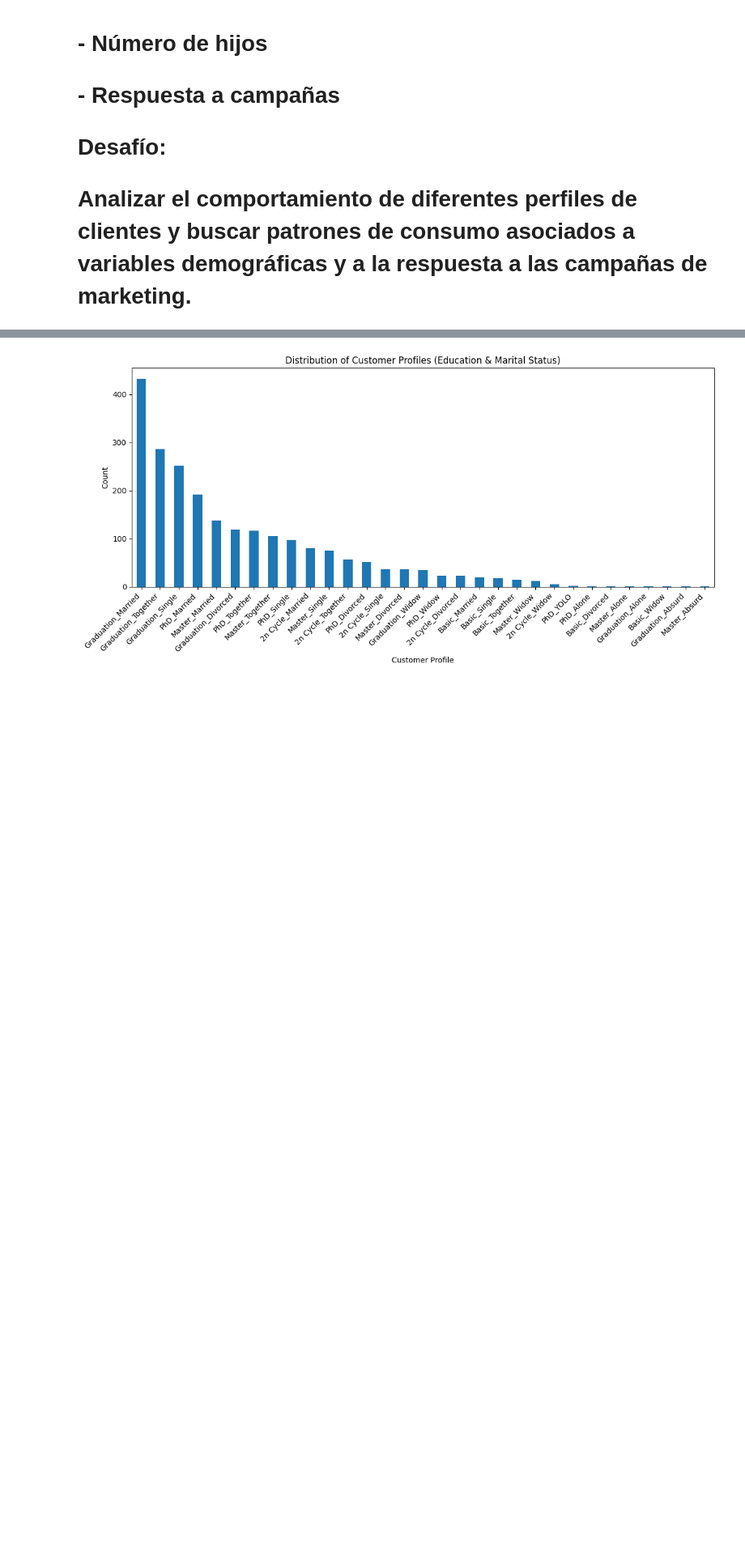
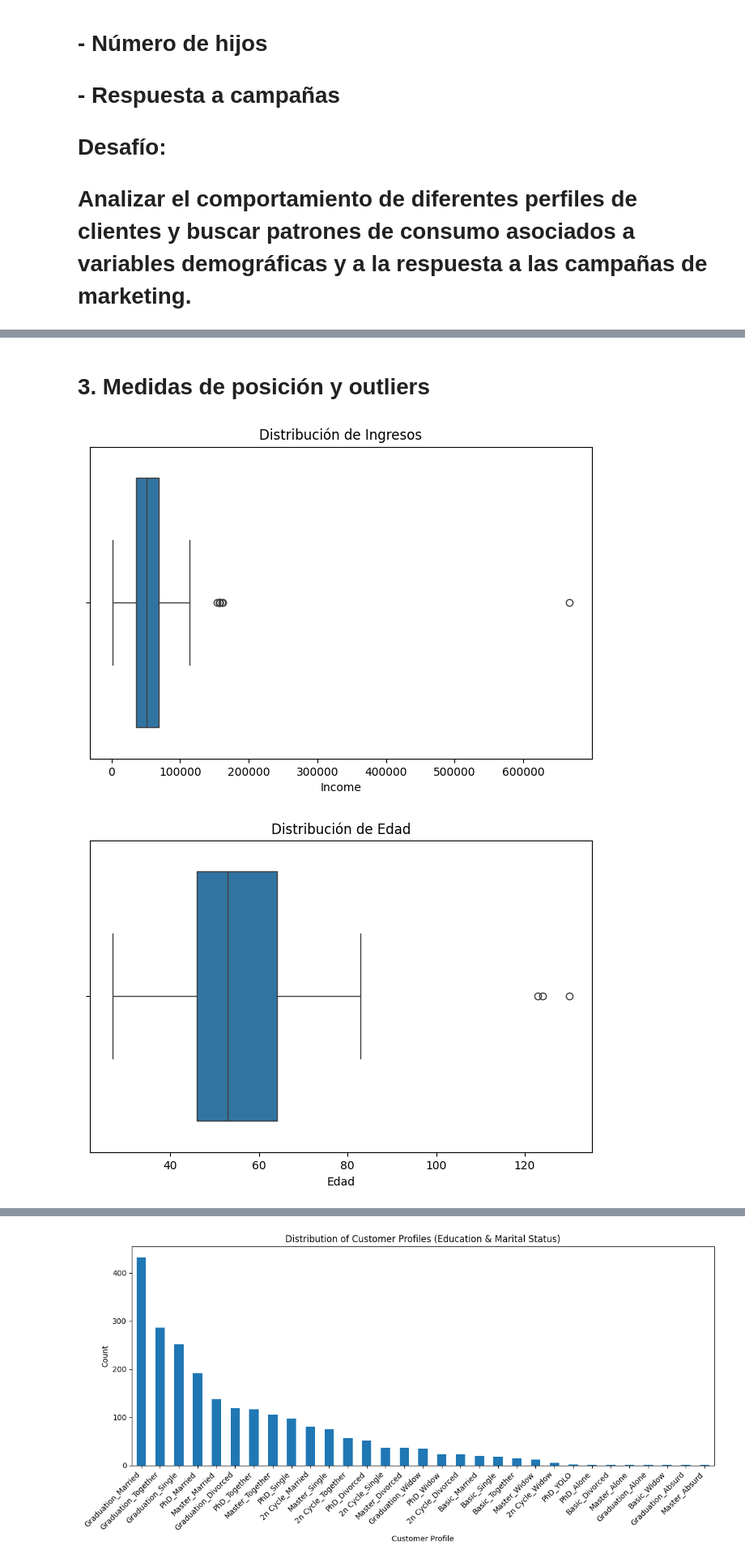
Before and after one commit to smontana009/ML_GC, a Jupyter notebook: Prueba31_03_25.ipynb, the cells around one changed output, grey strips where cells are left out. Shown at 81% size. Saved outputs shown, nothing was run; the diff lists cells and outputs as text; code cells hidden in the pictures; blank space fills up the shorter version.

```diff
--- a/Prueba31_03_25.ipynb
+++ b/Prueba31_03_25.ipynb
@@ -33,0 +56,28 @@ marketing_campaign = pd.read_csv(name, sep="\t") # Changed to sep='\t'
+# %% [markdown]
+# 3. Medidas de posición y outliers
+# %%
+# Descripción estadística con cuartiles
+marketing_campaign['Income'].describe(percentiles=[.25, .5, .75])
+
+# Boxplot de ingresos
+plt.figure(figsize=(8,5))
+sns.boxplot(x=marketing_campaign['Income'])
+plt.title('Distribución de Ingresos')
+plt.xlabel('Income')
+plt.show()
+
+# Boxplot de Edad (por ejemplo)
+plt.figure(figsize=(8,5))
+# Check if the column name is 'Year_Birth' and calculate Age
+if 'Year_Birth' in marketing_campaign.columns:
+  # Assuming current year is 2023, adjust if necessary
+  marketing_campaign['Age'] = 2023 - marketing_campaign['Year_Birth']
+  sns.boxplot(x=marketing_campaign['Age'])
+  plt.title('Distribución de Edad')
+  plt.xlabel('Edad')
+  plt.show()
+else:
+  print("Column 'Year_Birth' or 'Age' not found in the DataFrame.")
+# %% [output]
+[figure, added]
+[figure, added]
```
Also changed, not shown: parts of 10 cells of this notebook.
